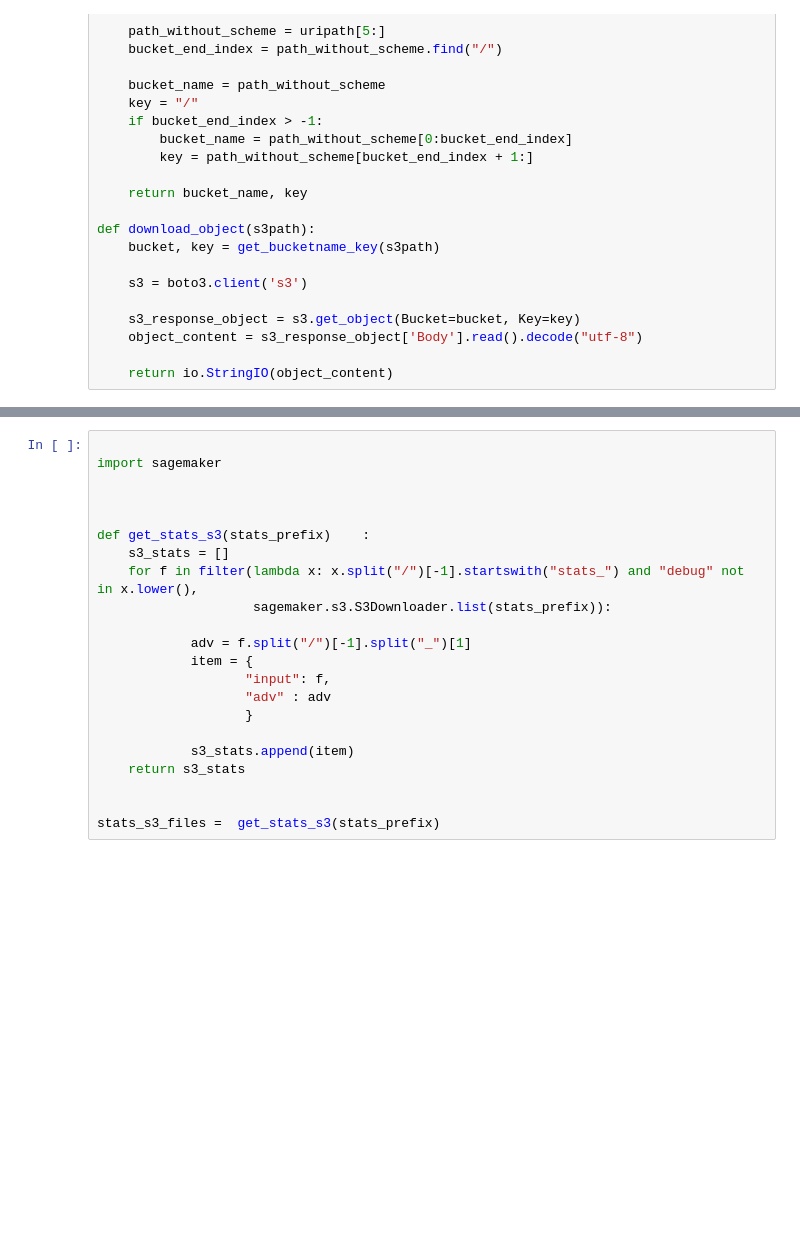
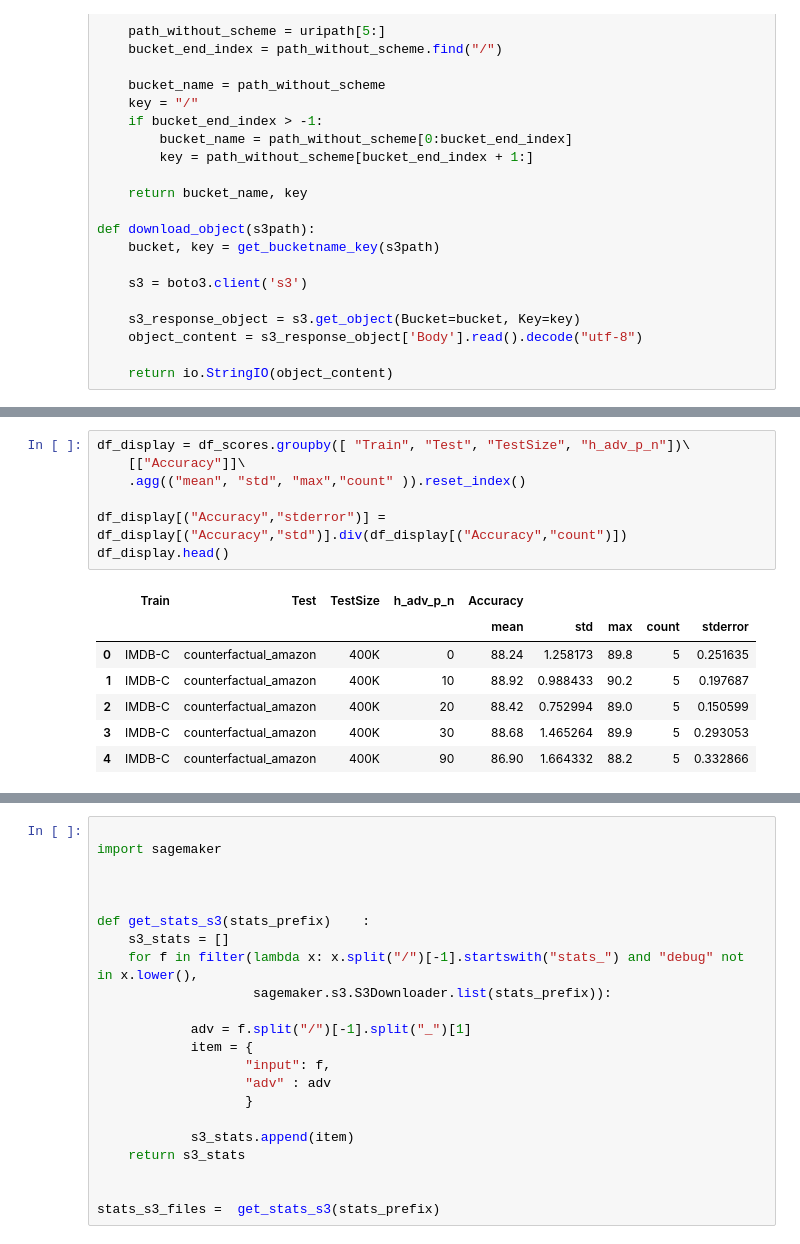
Before and after one commit to elangovana/large-scale-ptm-ppi, a Jupyter notebook: notebooks/counterfactual_prediction_analysis.ipynb, the cells around one changed output, grey strips where cells are left out. Drawn from its saved outputs; the diff is of its cells as text; blank space fills up the shorter version.

```diff
--- a/notebooks/counterfactual_prediction_analysis.ipynb
+++ b/notebooks/counterfactual_prediction_analysis.ipynb
@@ -238 +238,16 @@ Wall time: 2min
+# %%
+df_display = df_scores.groupby([ "Train", "Test", "TestSize", "h_adv_p_n"])\
+    [["Accuracy"]]\
+    .agg(("mean", "std", "max","count" )).reset_index()
+
+df_display[("Accuracy","stderror")] = df_display[("Accuracy","std")].div(df_display[("Accuracy","count")])
+df_display.head()
+# %% [output]
+|  | Train | Test | TestSize | h_adv_p_n | Accuracy |  |  |  |  |
+|  |  |  |  |  | mean | std | max | count | stderror |
+| 0 | IMDB-C | counterfactual_amazon | 400K | 0 | 88.24 | 1.258173 | 89.8 | 5 | 0.251635 |
+| 1 | IMDB-C | counterfactual_amazon | 400K | 10 | 88.92 | 0.988433 | 90.2 | 5 | 0.197687 |
+| 2 | IMDB-C | counterfactual_amazon | 400K | 20 | 88.42 | 0.752994 | 89.0 | 5 | 0.150599 |
+| 3 | IMDB-C | counterfactual_amazon | 400K | 30 | 88.68 | 1.465264 | 89.9 | 5 | 0.293053 |
+| 4 | IMDB-C | counterfactual_amazon | 400K | 90 | 86.90 | 1.664332 | 88.2 | 5 | 0.332866 |
 # %%
```
Also changed, not shown: parts of 5 cells of this notebook.
